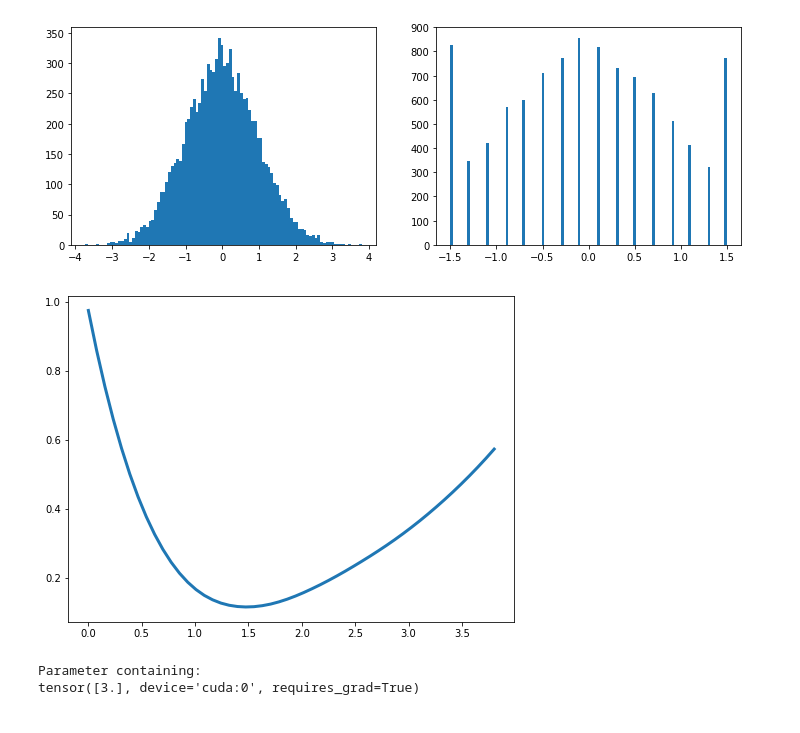
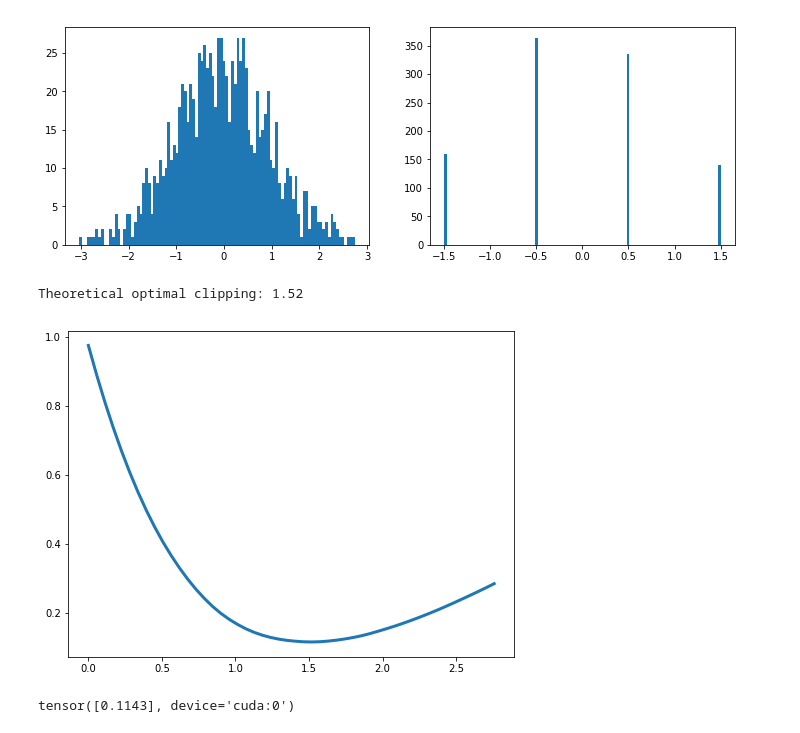
Before and after one commit to ynahshan/nn-quantization-pytorch, a Jupyter notebook: jupyter/mse_optimization_sgd.ipynb, the cells around one changed output. Drawn from its saved outputs; the diff is of its cells as text; code cells hidden in the pictures.

```diff
--- a/jupyter/mse_optimization_sgd.ipynb
+++ b/jupyter/mse_optimization_sgd.ipynb
@@ -5,6 +5,16 @@ import matplotlib.pyplot as plt
 import matplotlib
 import torch.nn as nn
 # %%
+class RoundSTE(torch.autograd.Function):
+    @staticmethod
+    def forward(ctx, input):
+        output = torch.round(input)
+        return output
+
+    @staticmethod
+    def backward(ctx, grad_output):
+        return grad_output
+
 def quant(x, alpha, bits):
     qmax = 2 ** bits - 1
     qmin = 0
@@ -13,32 +23,49 @@ def quant(x, alpha, bits):
 
     tq = (x + alpha) / delta
     tq = torch.clamp(tq, qmin, qmax)
-    tq = torch.round(tq)
+    tq = RoundSTE.apply(tq)
     tq = tq * delta - alpha
 
     return tq
 # %%
 np.random.seed(0)
 plt.rcParams['figure.figsize'] = [12, 4]
-x = torch.tensor(np.random.normal(size=10000), dtype=torch.float).cuda()
+x = torch.tensor(np.random.normal(size=1000), dtype=torch.float).cuda()
 plt.subplot(1, 2, 1)
 plt.hist(x.cpu().flatten(), bins=100);
 plt.subplot(1, 2, 2)
-xq = quant(x, 1.5, 4)
+bits = 2
+xq = quant(x, 1.5, bits)
 plt.hist(xq.cpu().flatten(), bins=100);
 # %% [output]
-[figure, old version]
+[figure, new version]
 # %%
 plt.rcParams['figure.figsize'] = [8, 6]
 loss = torch.nn.MSELoss()
+# loss = torch.nn.L1Loss()
 clips = np.linspace(0., x.max().item(), 50)
-plt.plot(clips, [loss(x, quant(x, c, bits=2)).item() for c in clips], linewidth=3);
+losses = [loss(x, quant(x, c, bits=bits)).item() for c in clips]
+plt.plot(clips, losses, linewidth=3);
+opt_clip = clips[np.argmin(losses)]
+print("Theoretical optimal clipping: {:.2f}".format(opt_clip))
 # %% [output]
+Theoretical optimal clipping: 1.52
-[figure, old version]
+[figure, new version]
 # %%
-c = torch.nn.Parameter(x.new_tensor([3.]))
+c = torch.nn.Parameter(x.new_tensor([3]))
+optimizer = torch.optim.SGD([c], lr=0.1)
 criterion = nn.MSELoss()
-c
-# %% [output]
-Parameter containing:
-tensor([3.], device='cuda:0', requires_grad=True)
+# %%
+c = torch.nn.Parameter(x.new_tensor([2]))
+optimizer = torch.optim.SGD([c], lr=0.1)
+criterion = nn.MSELoss()
+
+xq = quant(x, c, bits=2)
+loss = criterion(x, xq)
+optimizer.zero_grad()
+loss.backward()
+optimizer.step()
+
+c.grad
+# %% [output]
+tensor([0.1143], device='cuda:0')
```
Also changed, not shown: parts of 1 cell of this notebook, 15 other files.
